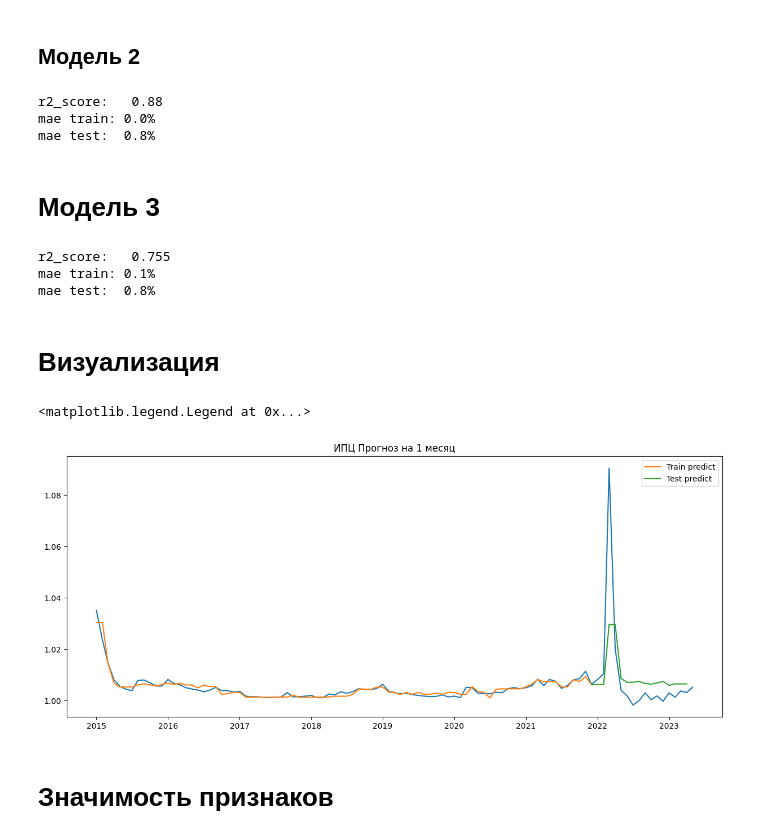
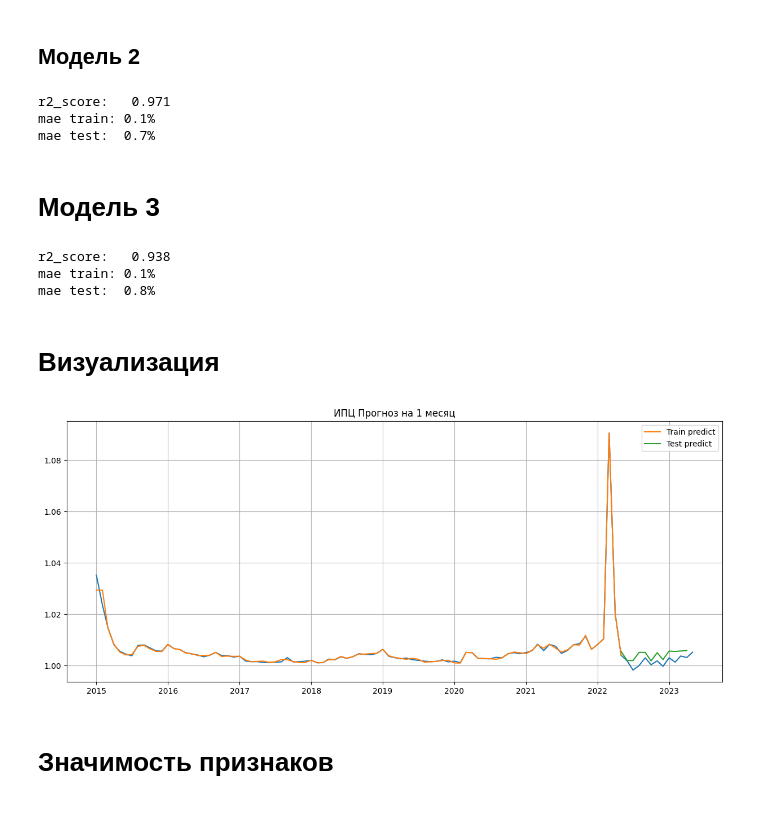
Before and after one commit to MishaAnikutin/regression-for-vavt, a Jupyter notebook: research/Индекс потребительских цен + Catboost.ipynb, the cells around one changed output. Saved outputs shown, nothing was run; the diff lists cells and outputs as text; code cells hidden in the pictures.

```diff
--- a/research/Индекс потребительских цен + Catboost.ipynb
+++ b/research/Индекс потребительских цен + Catboost.ipynb
@@ -277,11 +277,11 @@ Text(0, 0.5, 'ИПЦ')
 # Модель catboost
 # %%
 def train_test_split(exog_var, goal):
-    X_train = df[df.date < datetime.date(year=2022, month=1, day=1)][exog_var].fillna(method='bfill')
-    Y_train = df[df.date < datetime.date(year=2022, month=1, day=1)][goal].fillna(method='bfill')
+    X_train = df[df.date < datetime.date(year=2022, month=6, day=1)][exog_var].fillna(method='bfill')
+    Y_train = df[df.date < datetime.date(year=2022, month=6, day=1)][goal].fillna(method='bfill')
 
-    X_test = df[df.date >= datetime.date(year=2022, month=1, day=1)][exog_var]
-    Y_test = df[df.date >= datetime.date(year=2022, month=1, day=1)][goal]
+    X_test = df[df.date >= datetime.date(year=2022, month=6, day=1)][exog_var]
+    Y_test = df[df.date >= datetime.date(year=2022, month=6, day=1)][goal]
 
     return X_train, X_test, Y_train, Y_test
 # %%
@@ -470,9 +470,9 @@ print(f'r2_score:   {np.round(r2_score(Y_train_2, train_predict), 3)}')
 print(f'mae train: {np.round(mean_absolute_error(Y_train_2, train_predict), 3) * 100:0.1f}%')
 print(f'mae test:  {np.round(mean_absolute_error(Y_test_2, test_predict), 3) * 100:0.1f}%')
 # %% [output]
-r2_score:   0.88
-mae train: 0.0%
-mae test:  0.8%
+r2_score:   0.971
+mae train: 0.1%
+mae test:  0.7%
 # %% [markdown]
 # Модель 3
 # %%
@@ -483,7 +483,7 @@ print(f'r2_score:   {np.round(r2_score(Y_train_3, train_predict), 3)}')
 print(f'mae train: {np.round(mean_absolute_error(Y_train_3, train_predict), 3) * 100:0.1f}%')
 print(f'mae test:  {np.round(mean_absolute_error(Y_test_3, test_predict), 3) * 100:0.1f}%')
 # %% [output]
-r2_score:   0.755
+r2_score:   0.938
 mae train: 0.1%
 mae test:  0.8%
 # %% [markdown]
@@ -491,19 +491,19 @@ mae test:  0.8%
 # %%
 train_predict = model_1.predict(X_train_1)
 test_predict = model_1.predict(X_test_1)
 
 fig, ax = plt.subplots(figsize=(15, 6))
 
 ax.set_title('ИПЦ Прогноз на 1 месяц')
 
 ax.plot(df.date, df.ipc)
 ax.plot(df.date[:train_predict.shape[0]], train_predict, label='Train predict')
 ax.plot(df.date[train_predict.shape[0]-1:-1], test_predict, label='Test predict')
 
 ax.legend()
+ax.grid()
 # %% [output]
-<matplotlib.legend.Legend at 0x...>
-[figure, old version]
+[figure, new version]
 # %% [markdown]
 # Значимость признаков
 # %%
```
Also changed, not shown: parts of 7 cells of this notebook.
